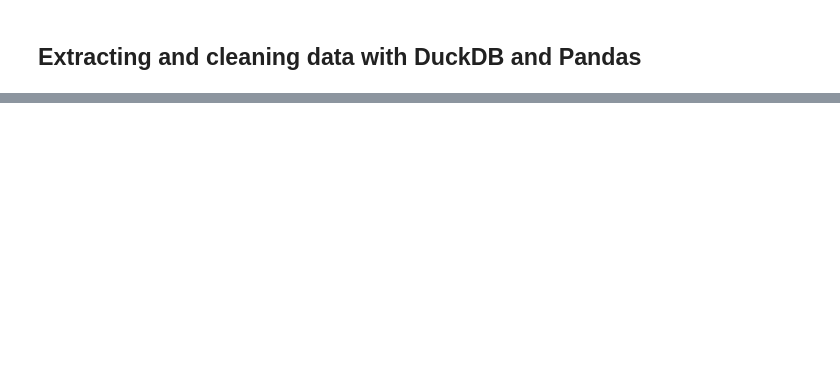
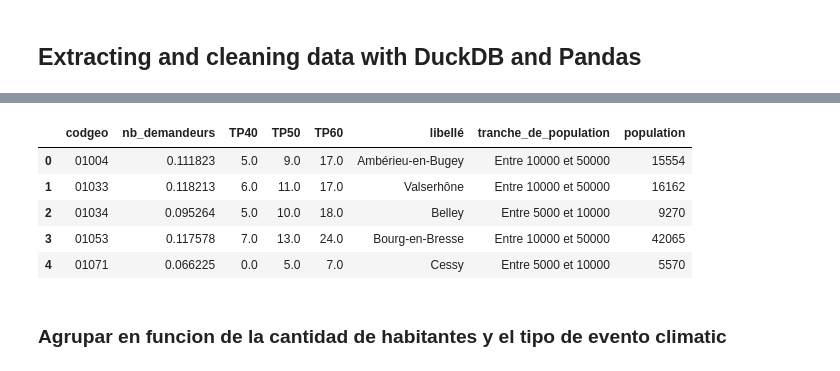
Before and after one commit to MarinaToledoPastorino/14_PrixChangementClimatique, a Jupyter notebook: data/exploration/socio-climate analysis.ipynb, the cells around one changed output, grey strips where cells are left out. Saved outputs shown, nothing was run; the diff lists cells and outputs as text; code cells hidden in the pictures; blank space fills up the shorter version.

```diff
--- a/data/exploration/socio-climate analysis.ipynb
+++ b/data/exploration/socio-climate analysis.ipynb
@@ -72,22 +126,35 @@ df_climate
 # %%
 # Cleaning Socio-economic data
 df_demandeur = (
     odis_emploi_demandeur.groupby("codgeo")
     .agg(nb_demandeurs=("Demandeurs_Emploi", "mean"))
     .reset_index()
 )
+
+
 odis_population_taux_pauvrete.fillna(0, inplace=True)
 odis_population_taux_pauvrete["codgeo"] = (
     odis_population_taux_pauvrete["codgeo"].astype(str).str.zfill(5)
 )
 
 df_pauvrete = (
     odis_population_taux_pauvrete.groupby("codgeo")
     .agg(TP40=("TP40", "mean"), TP50=("TP50", "mean"), TP60=("TP60", "mean"))
     .reset_index()
 )
 merged = pd.merge(df_demandeur, df_pauvrete, left_on="codgeo", right_on="codgeo")
 df_socio = pd.merge(
     merged, odis_topology, left_on="codgeo", right_on="codgeo"
 ).reset_index(drop=True)
+
+df_socio["nb_demandeurs"] = df_socio["nb_demandeurs"] / df_socio["population"]
 df_socio.head(5)
+# %% [output]
+|  | codgeo | nb_demandeurs | TP40 | TP50 | TP60 | libellé | tranche_de_population | population |
+| 0 | 01004 | 0.111823 | 5.0 | 9.0 | 17.0 | Ambérieu-en-Bugey | Entre 10000 et 50000 | 15554 |
+| 1 | 01033 | 0.118213 | 6.0 | 11.0 | 17.0 | Valserhône | Entre 10000 et 50000 | 16162 |
+| 2 | 01034 | 0.095264 | 5.0 | 10.0 | 18.0 | Belley | Entre 5000 et 10000 | 9270 |
+| 3 | 01053 | 0.117578 | 7.0 | 13.0 | 24.0 | Bourg-en-Bresse | Entre 10000 et 50000 | 42065 |
+| 4 | 01071 | 0.066225 | 0.0 | 5.0 | 7.0 | Cessy | Entre 5000 et 10000 | 5570 |
+# %% [markdown]
+### Agrupar en funcion de la cantidad de habitantes y el tipo de evento climatic
```
Also changed, not shown: parts of 14 cells of this notebook.
